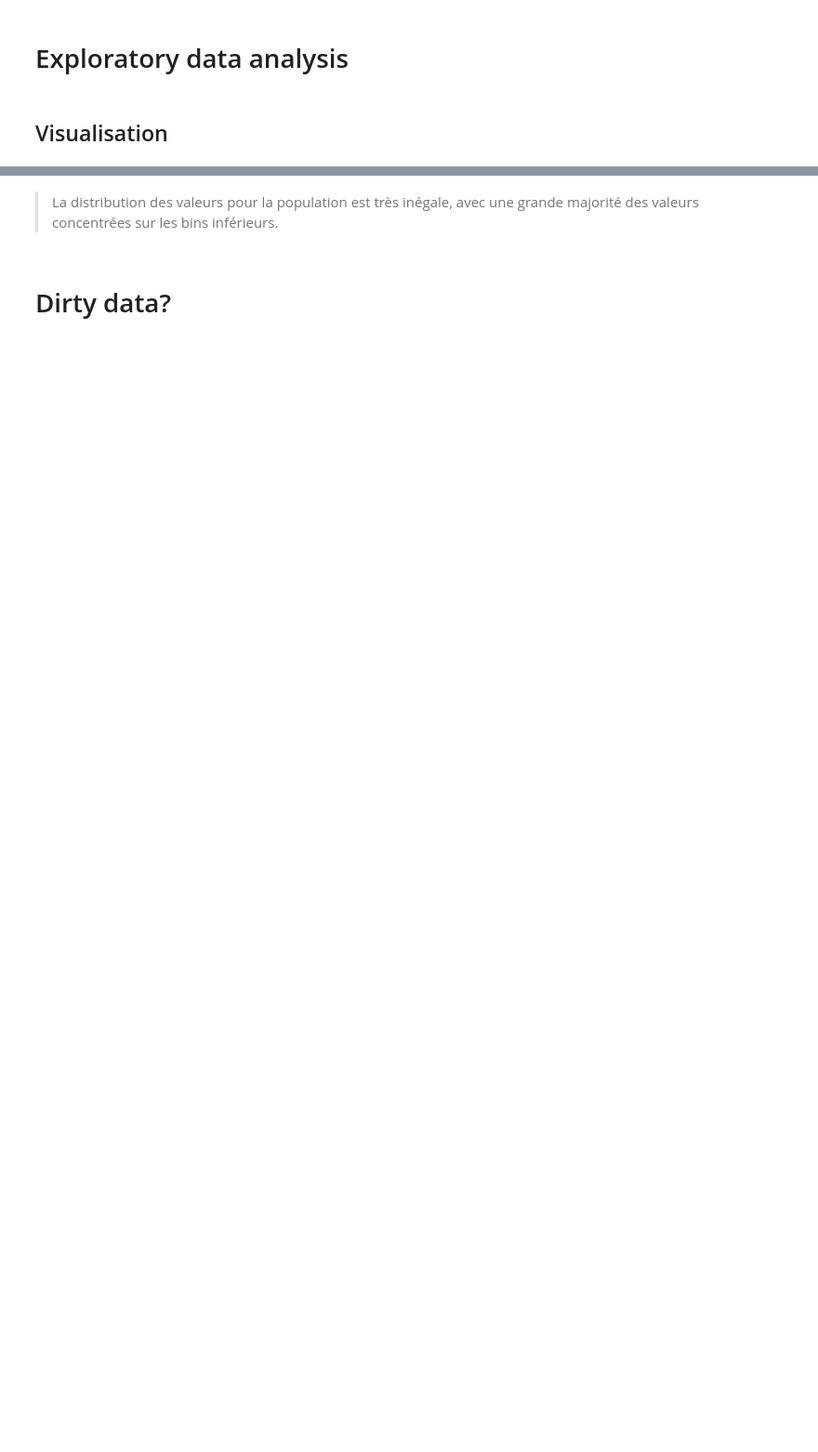
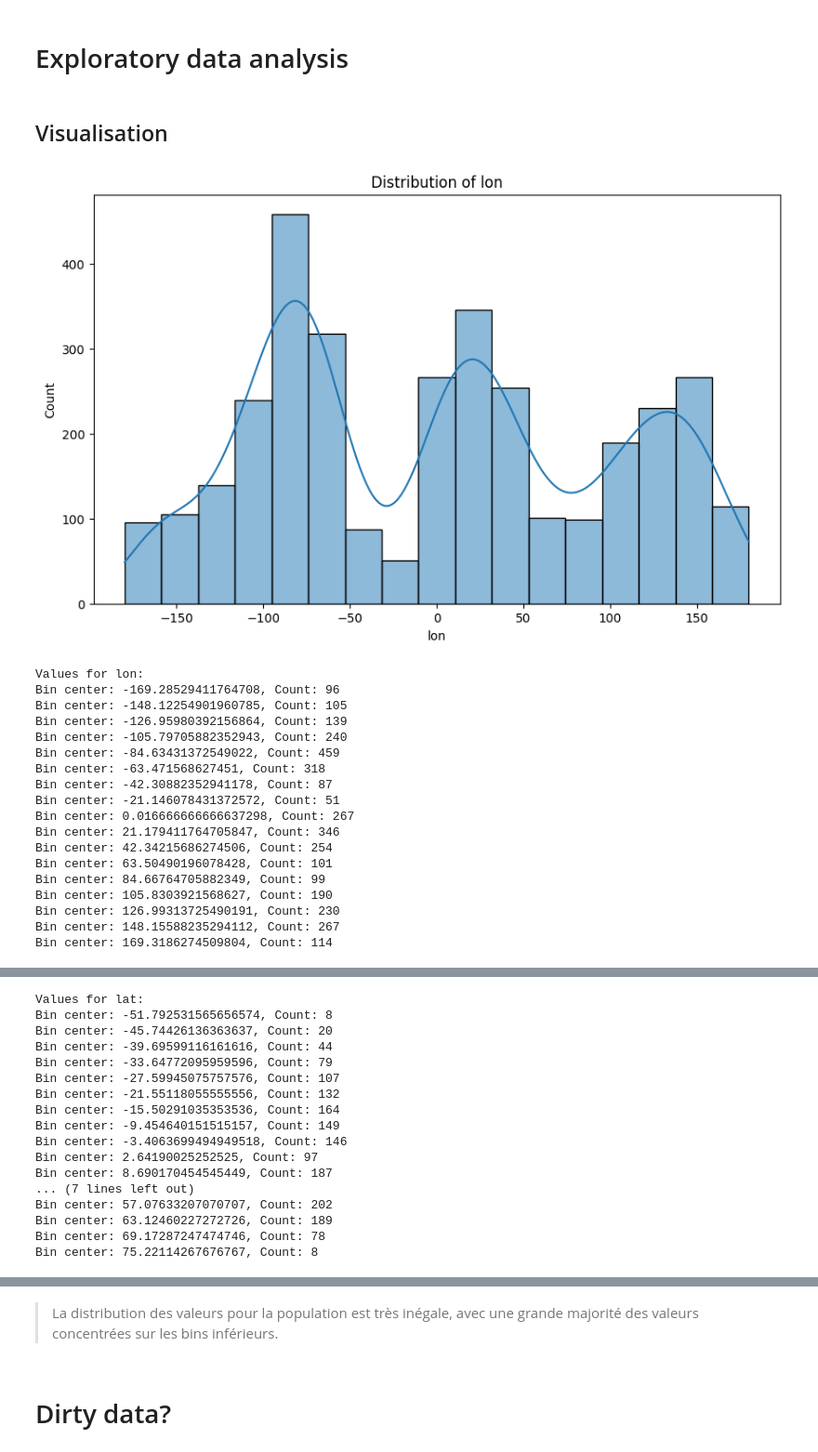
Before and after one commit to JosephirC/bioml-gnn-classification, a Jupyter notebook: GAT/GAT_Experiment.ipynb, the cells around one changed output, grey strips where cells are left out. Shown: that part at 93% size. Cells and saved outputs as stored; diff of their text form; code cells hidden in the pictures; blank space fills up the shorter version.

```diff
--- a/GAT/GAT_Experiment.ipynb
+++ b/GAT/GAT_Experiment.ipynb
@@ -48,17 +37,3 @@ G = nx.read_graphml('../data/airportsAndCoordAndPop.graphml.xml')
 G.nodes(data=True)
 # %% [output]
 NodeDataView({'0': {'lon': -145.50972222222222, 'lat': -17.35388888888889, 'population': 10000, 'country': 'FRENCH_POLYNESIA', 'city_name': 'Anaa'}, '1': {'lon': -140.95, 'lat': -18.066666666666666, ' ...
-# %%
-# lets make an occurence list of each node degree
-occurence = {}
-for node in G.nodes():
-    degree = G.degree(node)
-    if degree not in occurence:
-        occurence[degree] = 1
-    else:
-        occurence[degree] += 1
-
-# sort the occurence list
-occurence = dict(sorted(occurence.items(), key=lambda item: item[0]))
-
-print(occurence)
@@ -159,0 +134,22 @@ def visualize_distribution(data_frame):
+# %%
+visualize_distribution(df)
+# %% [output]
+[figure, added]
+Values for lon:
+Bin center: -169.28529411764708, Count: 96
+Bin center: -148.12254901960785, Count: 105
+Bin center: -126.95980392156864, Count: 139
+Bin center: -105.79705882352943, Count: 240
+Bin center: -84.63431372549022, Count: 459
+Bin center: -63.471568627451, Count: 318
+Bin center: -42.30882352941178, Count: 87
+Bin center: -21.146078431372572, Count: 51
+Bin center: 0.016666666666637298, Count: 267
+Bin center: 21.179411764705847, Count: 346
+Bin center: 42.34215686274506, Count: 254
+Bin center: 63.50490196078428, Count: 101
+Bin center: 84.66764705882349, Count: 99
+Bin center: 105.8303921568627, Count: 190
+Bin center: 126.99313725490191, Count: 230
+Bin center: 148.15588235294112, Count: 267
+Bin center: 169.3186274509804, Count: 114
@@ -159,0 +157,17 @@ def visualize_distribution(data_frame):
+Values for lat:
+Bin center: -51.792531565656574, Count: 8
+Bin center: -45.74426136363637, Count: 20
+Bin center: -39.69599116161616, Count: 44
+Bin center: -33.64772095959596, Count: 79
+Bin center: -27.59945075757576, Count: 107
+Bin center: -21.55118055555556, Count: 132
+Bin center: -15.50291035353536, Count: 164
+Bin center: -9.454640151515157, Count: 149
+Bin center: -3.4063699494949518, Count: 146
+Bin center: 2.64190025252525, Count: 97
+Bin center: 8.690170454545449, Count: 187
+... (7 lines left out)
+Bin center: 57.07633207070707, Count: 202
+Bin center: 63.12460227272726, Count: 189
+Bin center: 69.17287247474746, Count: 78
+Bin center: 75.22114267676767, Count: 8
```
Also changed, not shown: parts of 71 cells of this notebook, 2 other files.
